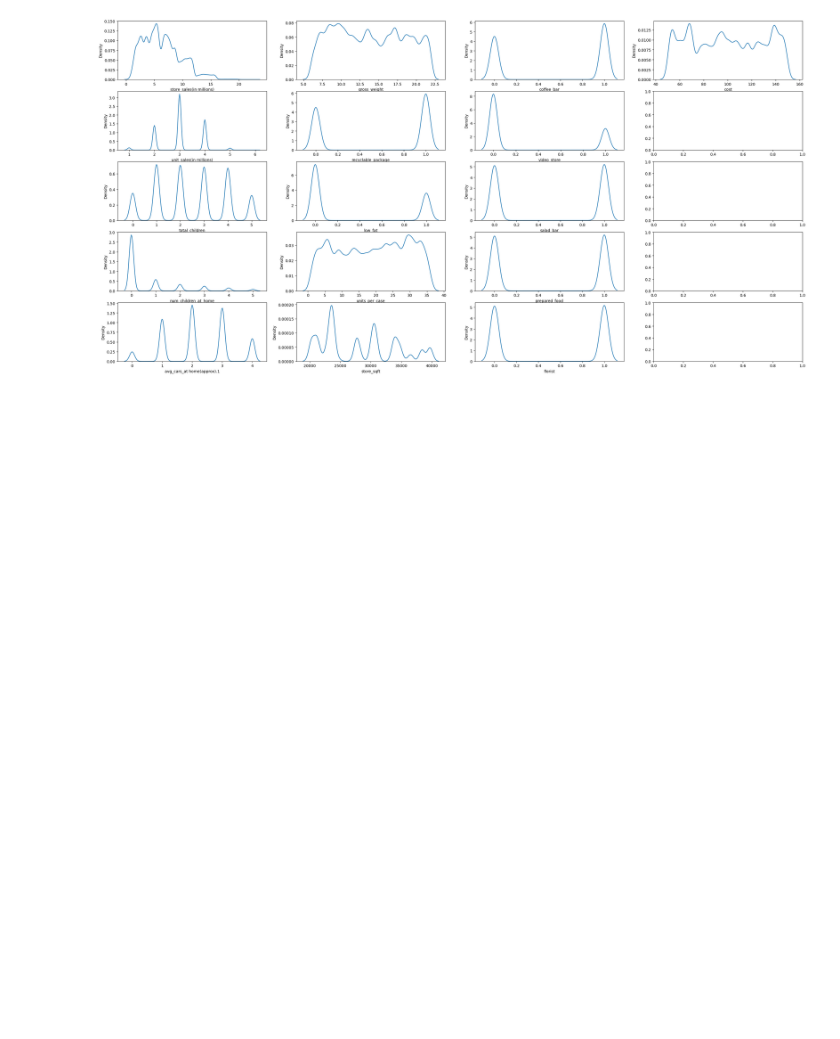
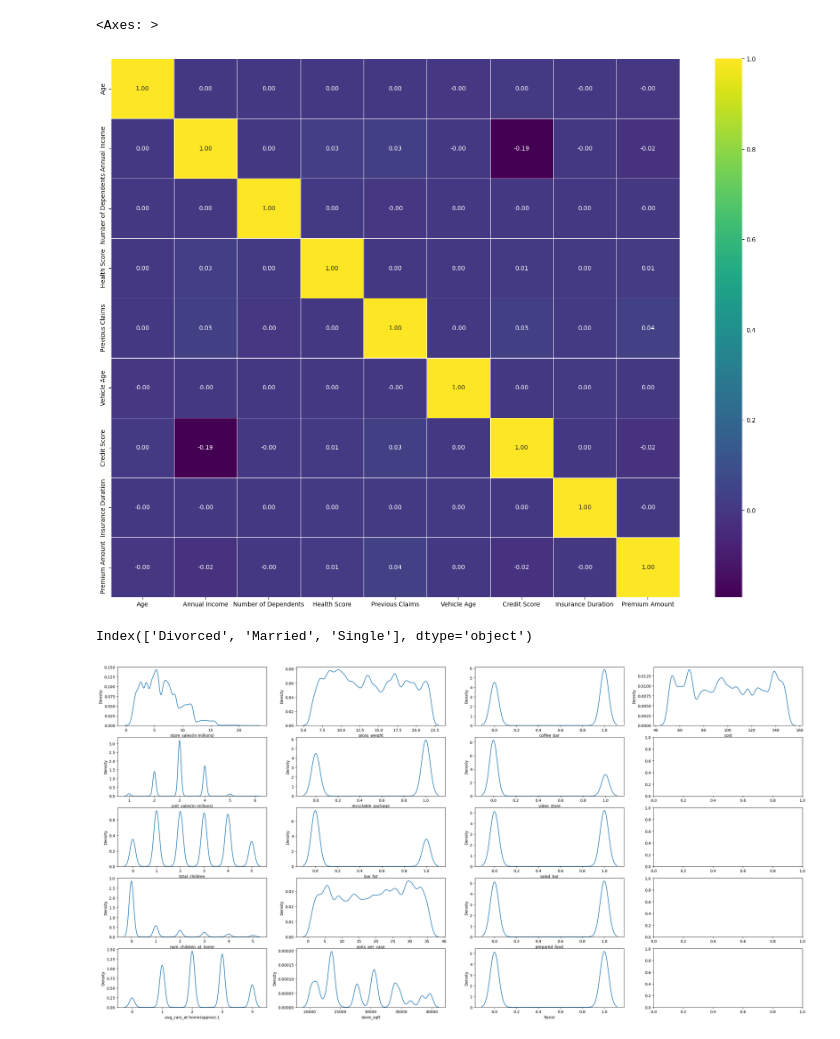
Before and after one commit to AntoxaZ18/ml-algorithms, a Jupyter notebook: module_3/poly/task.ipynb, the cells around one changed output. Cells and saved outputs as stored; diff of their text form; code cells hidden in the pictures; blank space fills up the shorter version.

```diff
--- a/module_3/poly/task.ipynb
+++ b/module_3/poly/task.ipynb
@@ -81,3 +128,19 @@ dtype: int64
+# %%
+#Корреляция признаков между собой
+plt.figure(figsize=(21, 16))
+correlation_matrix = df_num.corr()
+sns.heatmap(correlation_matrix, annot=True, cmap='viridis', fmt='.2f', linewidths=0.5)
+# %% [output]
+<Axes: >
+[figure, added]
+# %%
+
+
+df['Marital Status'] = pd.Categorical(df['Marital Status'])
+
+df['Marital Status'].cat.categories
+# %% [output]
+Index(['Divorced', 'Married', 'Single'], dtype='object')
 # %%
 features = list(df.columns)
 
```
Also changed, not shown: parts of 8 cells of this notebook, 1 other file.
